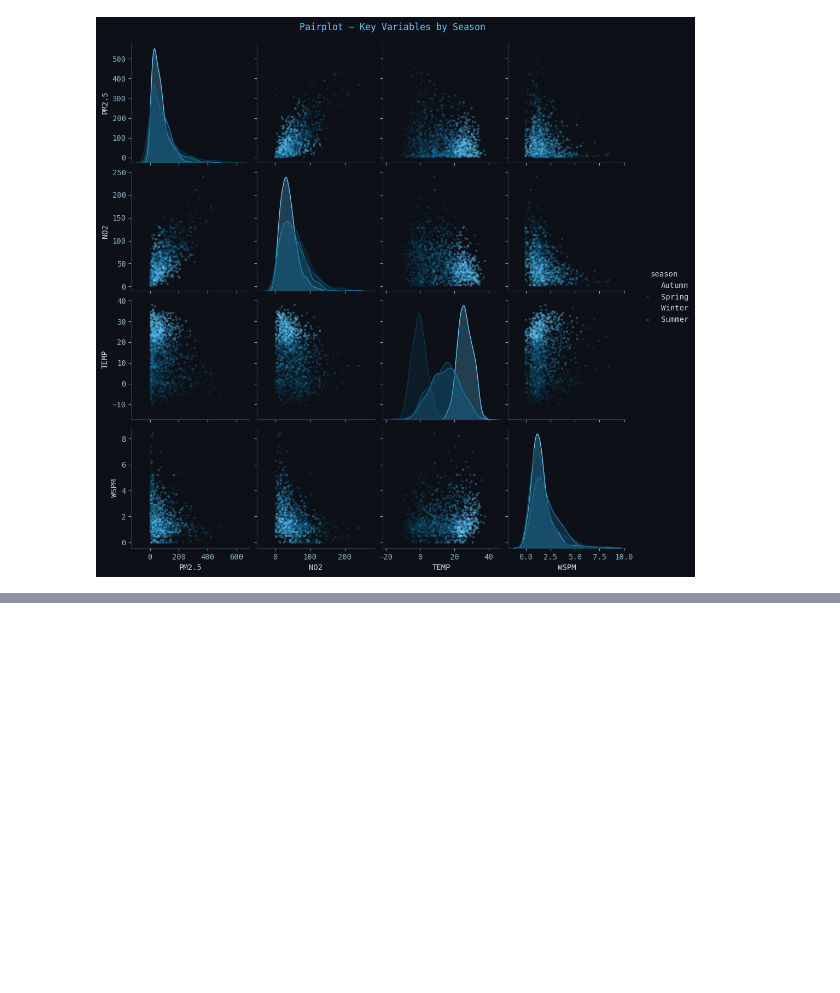
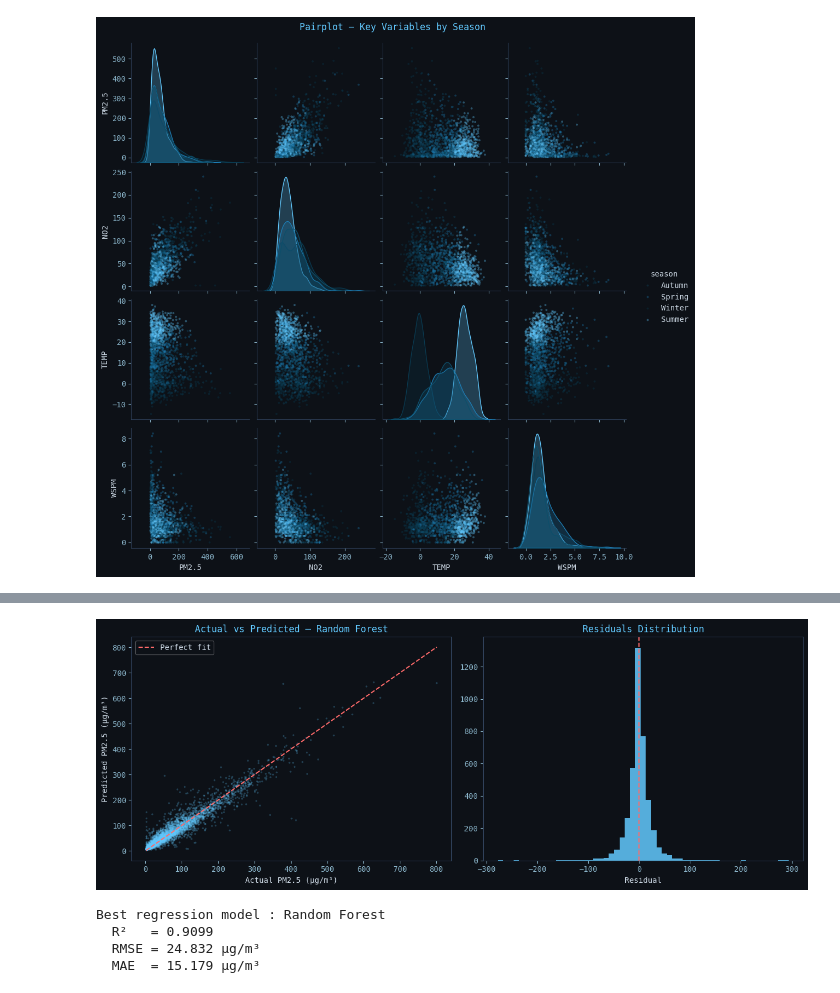
Before and after one commit to Jiyaulhaq1432/Data-Analysis-Air-quality-Analyser-web-app, a Jupyter notebook: Beijing_AQA.ipynb, the cells around one changed output, grey strips where cells are left out. Cells and saved outputs as stored; diff of their text form; code cells hidden in the pictures; blank space fills up the shorter version.

```diff
--- a/Beijing_AQA.ipynb
+++ b/Beijing_AQA.ipynb
@@ -1869,0 +2040,35 @@ plt.show()
+# %%
+# ── Best regression: Actual vs Predicted and Residuals ───────────────────────
+best_rname = reg_df.iloc[0]["Model"]
+_, y_pred_best = reg_fitted[best_rname]
+
+fig, (ax1, ax2) = plt.subplots(1, 2, figsize=(13, 5))
+
+# Actual vs Predicted
+ax1.scatter(y_test_r, y_pred_best, alpha=0.25, s=6, color=ACCENT, edgecolors="none")
+lim = [min(y_test_r.min(), y_pred_best.min()), max(y_test_r.max(), y_pred_best.max())]
+ax1.plot(lim, lim, "--", color="#ff6b6b", lw=1.5, label="Perfect fit")
+ax1.set_xlabel("Actual PM2.5 (μg/m³)")
+ax1.set_ylabel("Predicted PM2.5 (μg/m³)")
+ax1.set_title(f"Actual vs Predicted — {best_rname}", color=ACCENT)
+ax1.legend(framealpha=0.3)
+
+# Residuals
+resid = y_test_r.values - y_pred_best
+ax2.hist(resid, bins=55, color=ACCENT, edgecolor="none", alpha=0.85)
+ax2.axvline(0, color="#ff6b6b", lw=1.5, ls="--")
+ax2.set_xlabel("Residual")
+ax2.set_title("Residuals Distribution", color=ACCENT)
+
+plt.tight_layout(); plt.show()
+
+print(f"Best regression model : {best_rname}")
+print(f"  R²   = {r2_score(y_test_r, y_pred_best):.4f}")
+print(f"  RMSE = {np.sqrt(mean_squared_error(y_test_r, y_pred_best)):.3f} μg/m³")
+print(f"  MAE  = {mean_absolute_error(y_test_r, y_pred_best):.3f} μg/m³")
+# %% [output]
+[figure, added]
+Best regression model : Random Forest
+  R²   = 0.9099
+  RMSE = 24.832 μg/m³
+  MAE  = 15.179 μg/m³
```
Also changed, not shown: parts of 13 cells of this notebook.
